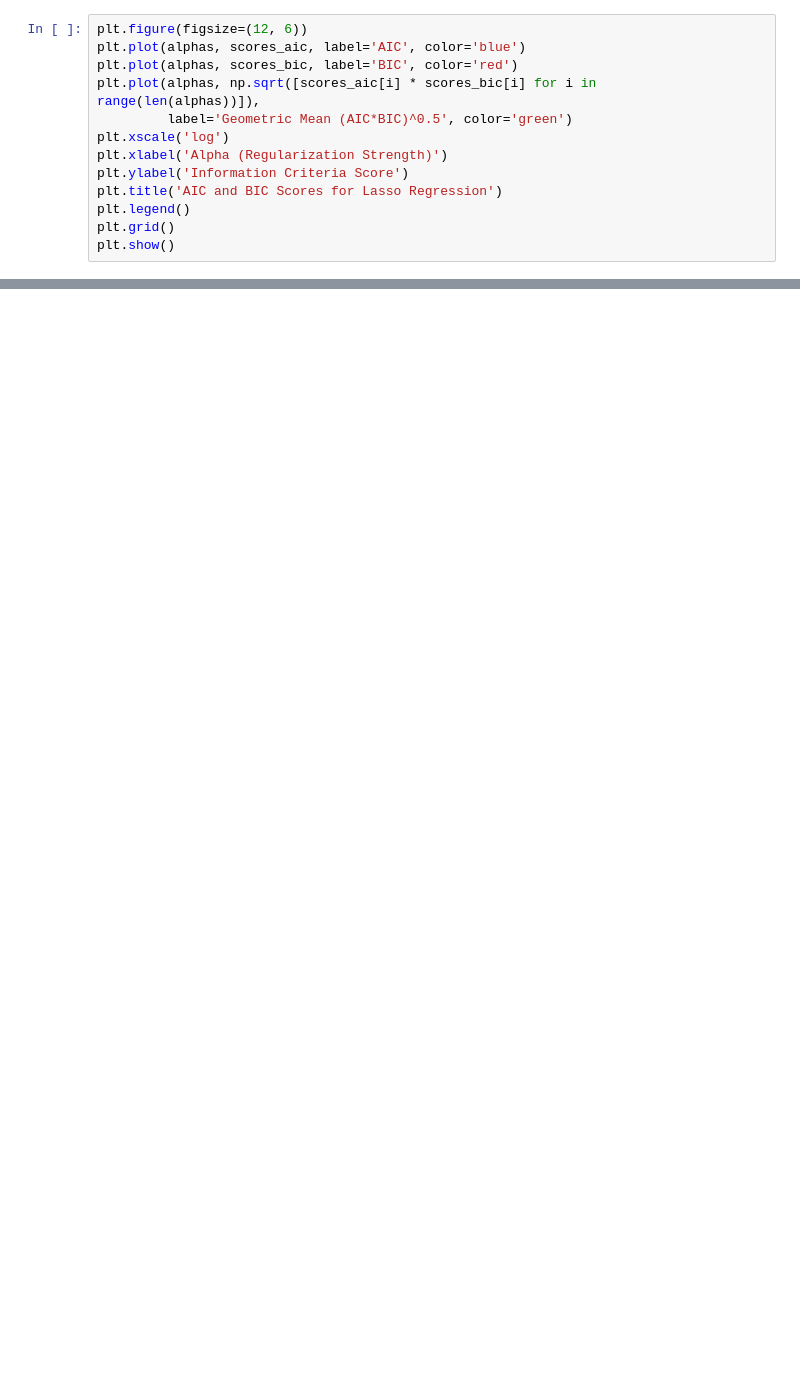
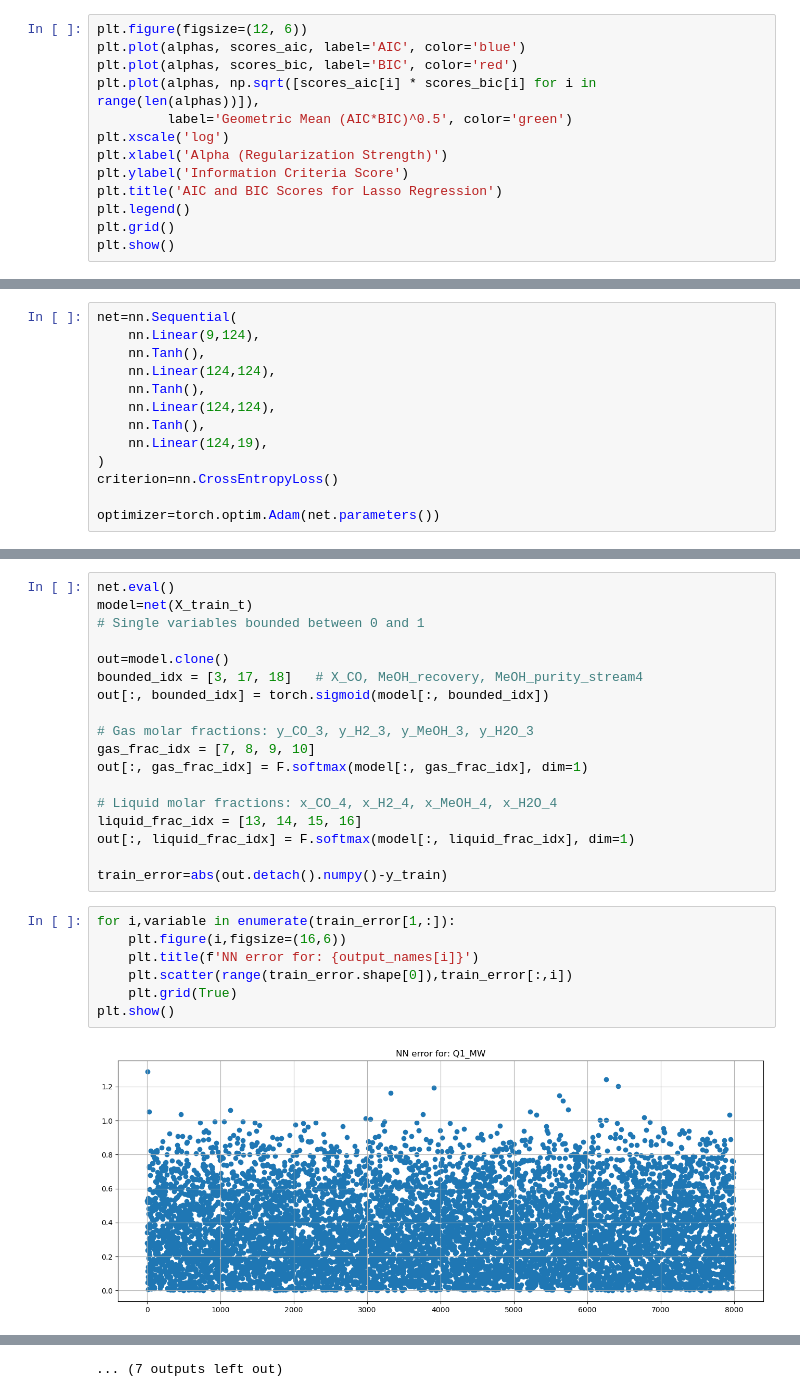
Before and after one commit to AdrianoPaganucci/Data_Science_Project, a Jupyter notebook: dataset/dataset/NN_Project.ipynb, the cells around one changed output, grey strips where cells are left out. Cells and saved outputs as stored; diff of their text form; blank space fills up the shorter version.

```diff
--- a/dataset/dataset/NN_Project.ipynb
+++ b/dataset/dataset/NN_Project.ipynb
@@ -136,0 +141,13 @@ plt.show()
+# %%
+net=nn.Sequential(
+    nn.Linear(9,124),
+    nn.Tanh(),
+    nn.Linear(124,124),
+    nn.Tanh(),
+    nn.Linear(124,124),
+    nn.Tanh(),
+    nn.Linear(124,19),
+)
+criterion=nn.CrossEntropyLoss()
+
+optimizer=torch.optim.Adam(net.parameters())
@@ -136,0 +192,27 @@ plt.show()
+# %%
+net.eval()
+model=net(X_train_t)
+# Single variables bounded between 0 and 1
+
+out=model.clone()
+bounded_idx = [3, 17, 18]   # X_CO, MeOH_recovery, MeOH_purity_stream4
+out[:, bounded_idx] = torch.sigmoid(model[:, bounded_idx])
+
+# Gas molar fractions: y_CO_3, y_H2_3, y_MeOH_3, y_H2O_3
+gas_frac_idx = [7, 8, 9, 10]
+out[:, gas_frac_idx] = F.softmax(model[:, gas_frac_idx], dim=1)
+
+# Liquid molar fractions: x_CO_4, x_H2_4, x_MeOH_4, x_H2O_4
+liquid_frac_idx = [13, 14, 15, 16]
+out[:, liquid_frac_idx] = F.softmax(model[:, liquid_frac_idx], dim=1)
+
+train_error=abs(out.detach().numpy()-y_train)
+# %%
+for i,variable in enumerate(train_error[1,:]):
+    plt.figure(i,figsize=(16,6))
+    plt.title(f'NN error for: {output_names[i]}')
+    plt.scatter(range(train_error.shape[0]),train_error[:,i])
+    plt.grid(True)
+plt.show()
+# %% [output]
+[figure, added]
@@ -136,0 +230 @@ plt.show()
+... (7 outputs left out)
```
Also changed, not shown: parts of 8 cells of this notebook.
